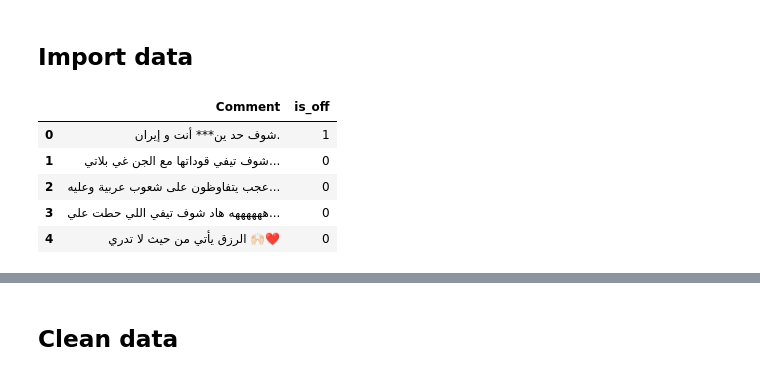
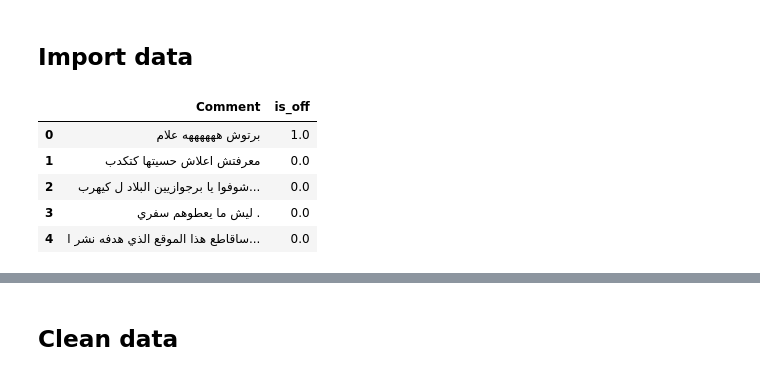
Before and after one commit to MouadBH/arabic-offensive-language-detection, a Jupyter notebook: tf_idf_feature.ipynb, the cells around one changed output, grey strips where cells are left out. Cells and saved outputs as stored; diff of their text form; code cells hidden in the pictures.

```diff
--- a/tf_idf_feature.ipynb
+++ b/tf_idf_feature.ipynb
@@ -23,12 +23,13 @@ warnings.filterwarnings('ignore')
 # %% [markdown]
 ## Import data
 # %%
-data = pd.read_csv('./data/offensive_dataset.csv', encoding="utf-16")
+df = pd.read_csv('./data/offensive_dataset.csv', encoding="utf-8")
+data = df[['Comment', 'is_off']]
 data.head()
 # %% [output]
 |  | Comment | is_off |
-| 0 | شوف حد ين*** أنت و إيران. | 1 |
-| 1 | شوف تيفي قوداتها مع الجن غي بلاتي... | 0 |
-| 2 | عجب يتفاوظون على شعوب عربية وعليه... | 0 |
-| 3 | ههههههه هاد شوف تيفي اللي حطت علي... | 0 |
-| 4 | الرزق يأتي من حيث لا تدري 🙌🏻❤️ | 0 |
+| 0 | برتوش ههههههه علام | 1.0 |
+| 1 | معرفتش اعلاش حسيتها كتكدب | 0.0 |
+| 2 | شوفوا يا برجوازيين البلاد ل كيهرب... | 0.0 |
+| 3 | ليش ما يعطوهم سفري . | 0.0 |
+| 4 | ساقاطع هذا الموقع الذي هدفه نشر ا... | 0.0 |
```
Also changed, not shown: parts of 28 cells of this notebook, 2 other files.
